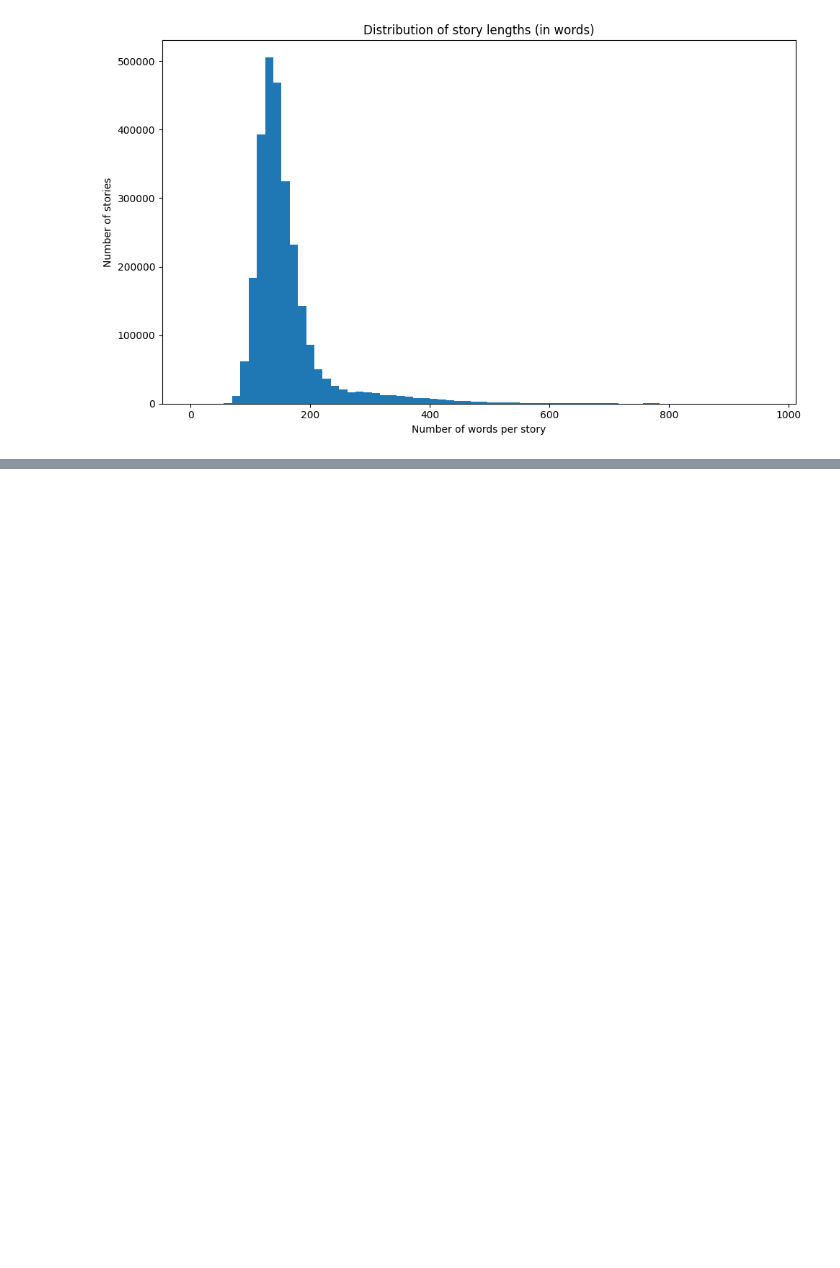
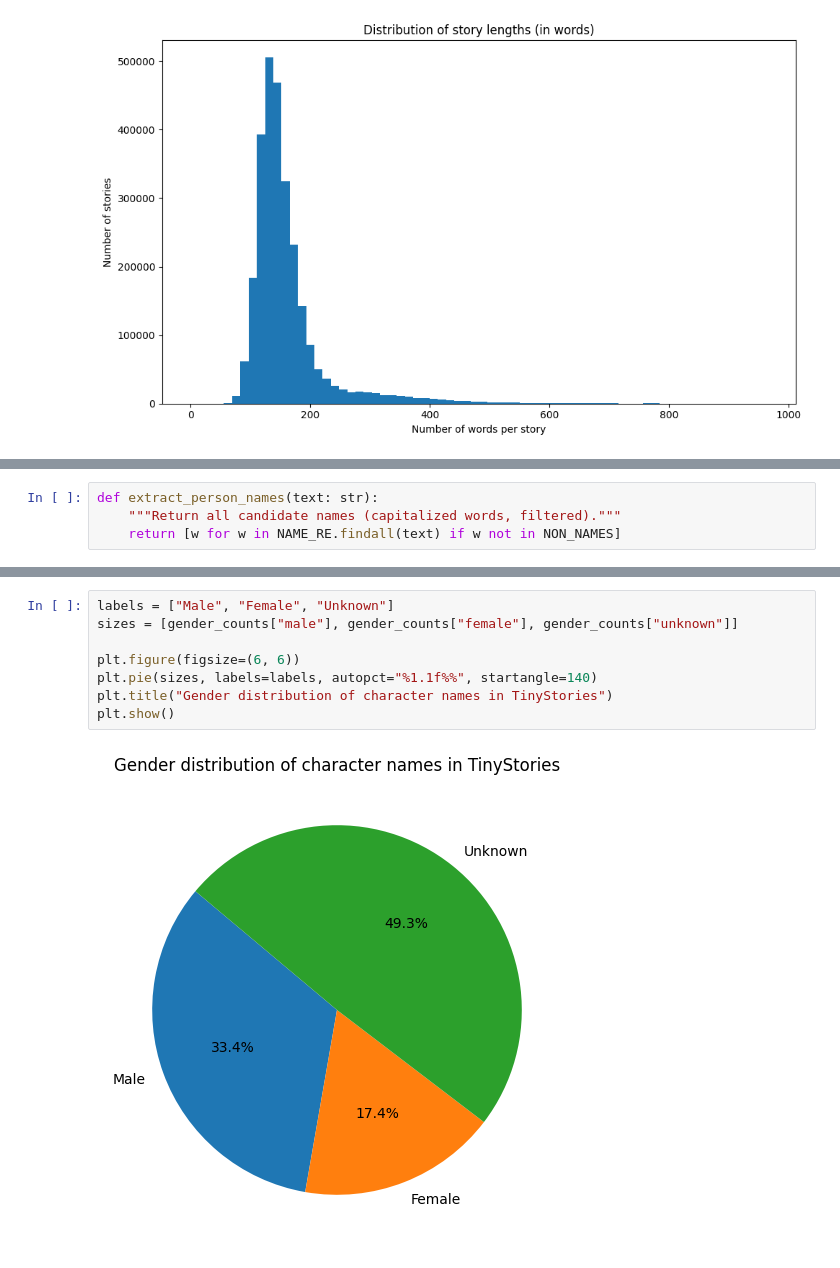
Before and after one commit to bschink/pocket-narrator, a Jupyter notebook: notebooks/data_exploration_GPT4.ipynb, the cells around one changed output, grey strips where cells are left out. Cells and saved outputs as stored; diff of their text form; blank space fills up the shorter version.

```diff
--- a/notebooks/data_exploration_GPT4.ipynb
+++ b/notebooks/data_exploration_GPT4.ipynb
@@ -258,0 +514,4 @@ Top 20 most frequent words:
+# %%
+def extract_person_names(text: str):
+    """Return all candidate names (capitalized words, filtered)."""
+    return [w for w in NAME_RE.findall(text) if w not in NON_NAMES]
@@ -258,0 +547,10 @@ Top 20 most frequent words:
+# %%
+labels = ["Male", "Female", "Unknown"]
+sizes = [gender_counts["male"], gender_counts["female"], gender_counts["unknown"]]
+
+plt.figure(figsize=(6, 6))
+plt.pie(sizes, labels=labels, autopct="%1.1f%%", startangle=140)
+plt.title("Gender distribution of character names in TinyStories")
+plt.show()
+# %% [output]
+[figure, added]
```
Also changed, not shown: parts of 37 cells of this notebook, 5 other files.
